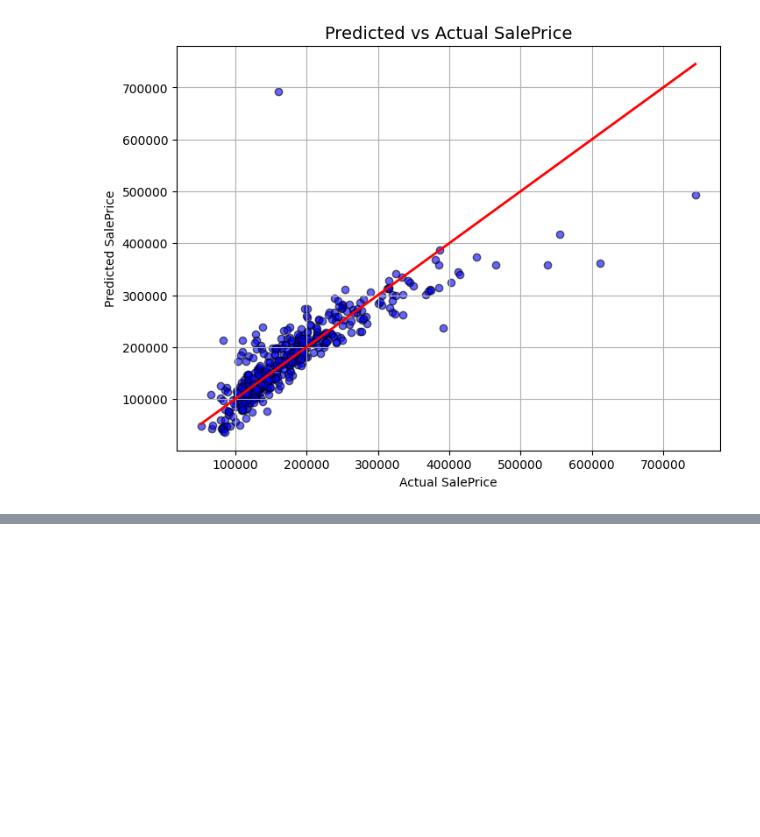
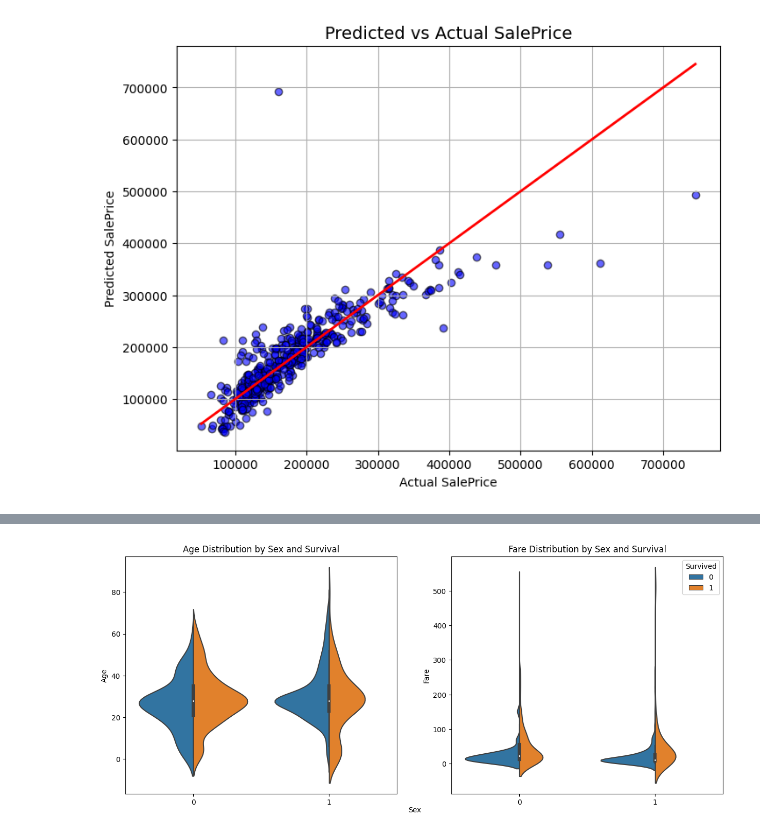
Before and after one commit to GodishalaAshwith/MachineLearningLab, a Jupyter notebook: MLKaggle.ipynb, the cells around one changed output, grey strips where cells are left out. Saved outputs shown, nothing was run; the diff lists cells and outputs as text; code cells hidden in the pictures; blank space fills up the shorter version.

```diff
--- a/MLKaggle.ipynb
+++ b/MLKaggle.ipynb
@@ -1314,0 +1308,35 @@ plt.show()
+# %%
+# Create a new figure with two horizontal subplots
+fig, ax = plt.subplots(ncols=2, figsize=(15, 6))
+
+# Plot Age distribution
+sns.violinplot(
+    x="Sex",
+    y="Age",
+    hue="Survived",
+    split=True,
+    ax=ax[0],
+    data=titanic_train
+)
+ax[0].get_legend().remove()
+ax[0].set_xlabel('')
+ax[0].set_title("Age Distribution by Sex and Survival")
+
+# Plot Fare distribution
+sns.violinplot(
+    x="Sex",
+    y="Fare",
+    hue="Survived",
+    split=True,
+    ax=ax[1],
+    data=titanic_train
+)
+ax[1].set_xlabel('')
+ax[1].set_title("Fare Distribution by Sex and Survival")
+
+# Add common label
+_ = fig.text(0.5, 0.05, "Sex", ha='center')
+
+plt.show()
+# %% [output]
+[figure, added]
```
Also changed, not shown: parts of 18 cells of this notebook.
